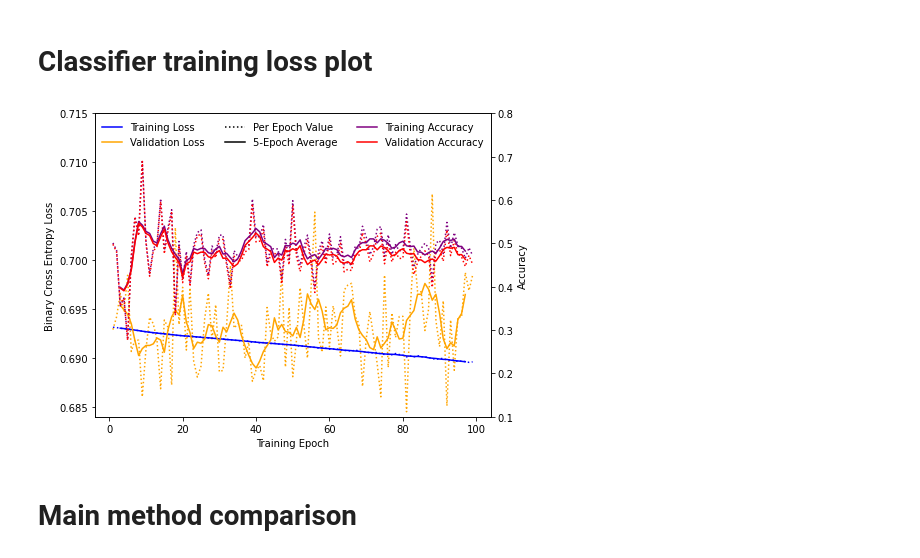
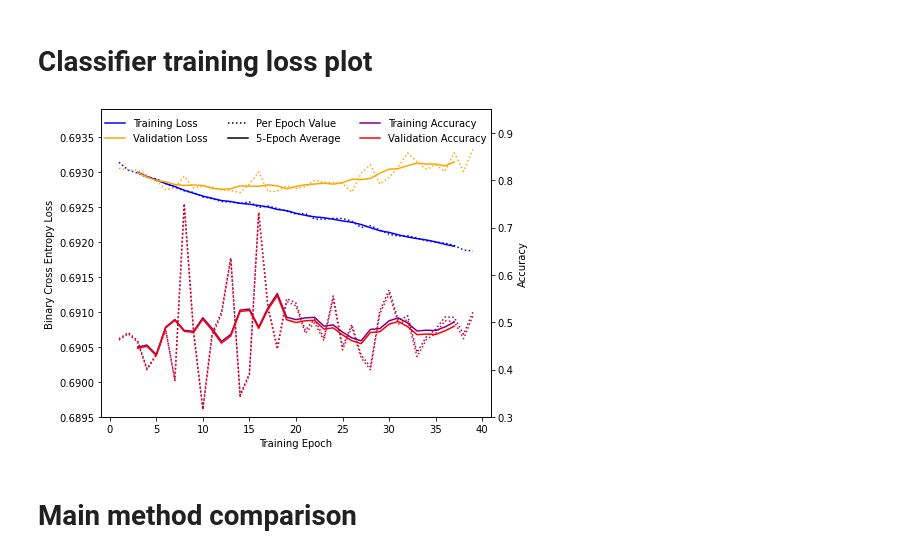
Before and after one commit to HEPML-AnomalyDetection/CATHODE, a Jupyter notebook: plotting_notebook.ipynb, the cells around one changed output. Cells and saved outputs as stored; diff of their text form; code cells hidden in the pictures.

Commit message:
switching to a pytorch classifier and uniformizing application of class/sample weights

```diff
--- a/plotting_notebook.ipynb
+++ b/plotting_notebook.ipynb
@@ -576,6 +570,9 @@ plot_data_sample_comparison(X_test, y_test, nbins=51, alpha=0.8, data_label="Bac
 # %% [markdown]
 # Classifier training loss plot
 # %%
+use_cuda = torch.cuda.is_available()
+device = torch.device("cuda:0" if use_cuda else "cpu")
+
 ## load losses
 classifier_train_losses = np.load(os.path.join(directories["CATHODE_default"][0], "loss_matris.npy"))[0]
 classifier_val_losses = np.load(os.path.join(directories["CATHODE_default"][0], "val_loss_matris.npy"))[0]
@@ -589,7 +586,7 @@ y_test = X_test[:,-2]
 train_accuracy = []
 test_accuracy = []
 for i in range(100):
-    model = tf.keras.models.load_model(os.path.join(directories["CATHODE_default"][0], f"model_run0_ep{i}"))
+    model = torch.load(os.path.join(directories["CATHODE_default"][0], f"model_run0_ep{i}"), map_location=device)
     binary_prediction = model.predict(X_train[:,1:5]).flatten()>=0.5
     tp = sum(np.logical_and(binary_prediction, y_train==1))
     tn = sum(np.logical_and(~binary_prediction, y_train==0))
@@ -601,9 +598,10 @@ for i in range(100):
 train_accuracy = np.array(train_accuracy)
 test_accuracy = np.array(test_accuracy)
 # %%
-plot_classifier_losses(classifier_train_losses, classifier_val_losses, train_accuracy, test_accuracy, yrange_loss=(0.6840, 0.715), yrange_accuracy=(0.1, 0.8), savefig="plots/classifier_loss", suppress_show=False)
+n_epochs = 40
+plot_classifier_losses(classifier_train_losses[:n_epochs], classifier_val_losses[:n_epochs], train_accuracy[:n_epochs], test_accuracy[:n_epochs], yrange_loss=(0.6895, 0.6939), yrange_accuracy=(0.3, 0.95), savefig="plots/classifier_loss", suppress_show=False)
 # %% [output]
-[figure, old version]
+[figure, new version]
 # %% [markdown]
 #  Main method comparison
 # %%
```
Also changed, not shown: parts of 11 cells of this notebook, 5 other files.
